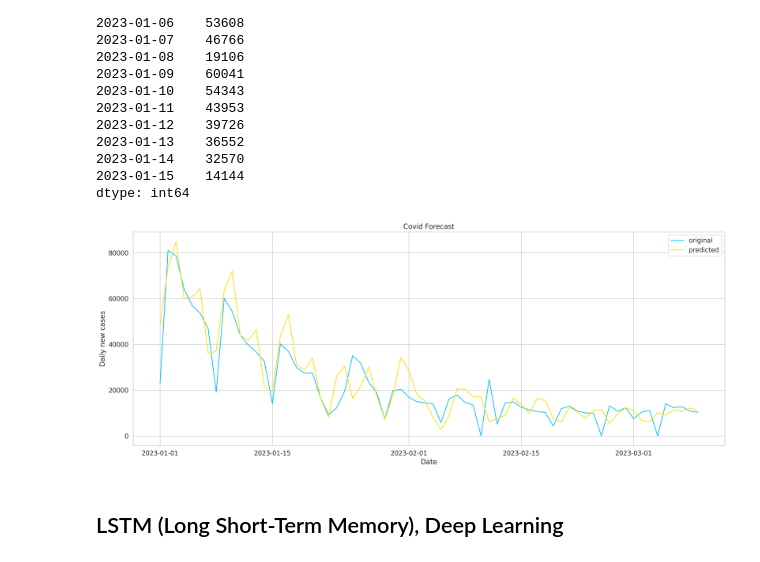
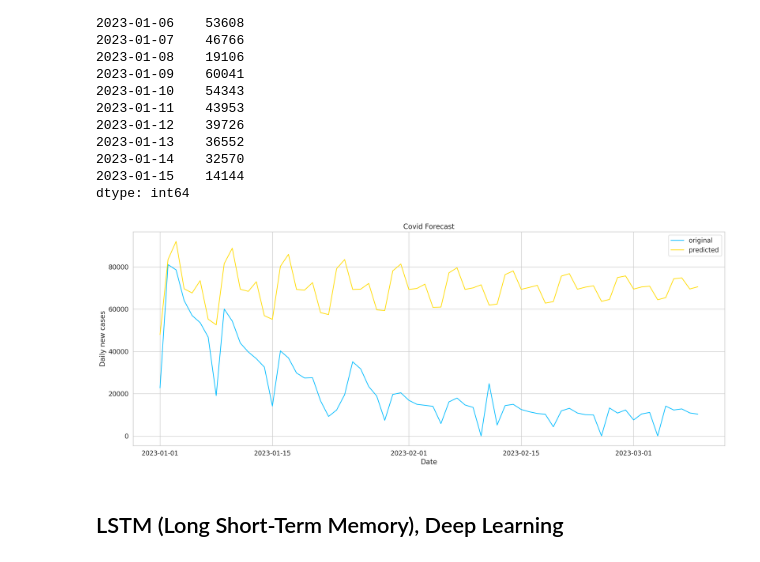
Before and after one commit to gmrwh92/covid, a Jupyter notebook: Covid19_Report.ipynb, the cells around one changed output. Drawn from its saved outputs; the diff is of its cells as text; code cells hidden in the pictures.

```diff
--- a/Covid19_Report.ipynb
+++ b/Covid19_Report.ipynb
@@ -259,3 +259,7 @@ plt.barh(npsmall.index,npsmall)
 # %% [markdown]
 ### Data pre-processing
 The live dataset provides cumulative numbers, but our plan is to calculate new daily cases for predictions in Korea. Afterward, we will split these new daily cases into a training set and a test set for validation. The dataset spans 1,146 days, with 90% of the data allocated to the training set. This means we will train the model using data from January 22, 2020, to December 31, 2022. Then, we will validate the model by comparing actual and predicted data from January 1, 2023, to March 9, 2023.
+# %%
+grouped = covid.groupby('Country/Region').sum()
+grouped = grouped.drop(columns=['Lat', 'Long'])
+grouped
@@ -317,5 +336,6 @@ plt.title("Daily new cases in Korea");
 # %%
 ## split data into train and test set
 daily_cases.index = pd.to_datetime(daily_cases.index)
-training_set = daily_cases[:'2022']
-test_set = daily_cases['2023':]
+train_data = daily_cases[:'2022']
+test_data = daily_cases['2023':]
+test_data1 = test_data
@@ -385,7 +420,7 @@ Total fit time: 75.815 seconds
 * Fit model
 # %%
 ## we fit a model, p(AR specification) = 5, d(Integer order) = 1, q(MA specification) = 4 based on best model selection
-model = ARIMA(daily_cases, order=(5,1,4))
+model = ARIMA(train_data, order=(5,1,4))
 model_fit = model.fit()
 
 ## set up the date period we want to forecast
@@ -431,17 +466,17 @@ test_set.head(15)
 2023-01-15    14144
 dtype: int64
 # %%
-##plot the original data vs predicted data
+##plot the real cases vs predicted cases based on ARIMA
 plt.figure(figsize=(22,8))
-plt.plot(test_set, label="original")
+plt.plot(test_data, label="original")
 plt.plot(forecast,label = "predicted")
 plt.title("Covid Forecast")
 plt.xlabel("Date")
 plt.ylabel("Daily new cases")
 plt.legend()
 plt.show()
 # %% [output]
-[figure, old version]
+[figure, new version]
 # %% [markdown]
 ## LSTM (Long Short-Term Memory), Deep Learning
 # %%
```
Also changed, not shown: parts of 23 cells of this notebook.
